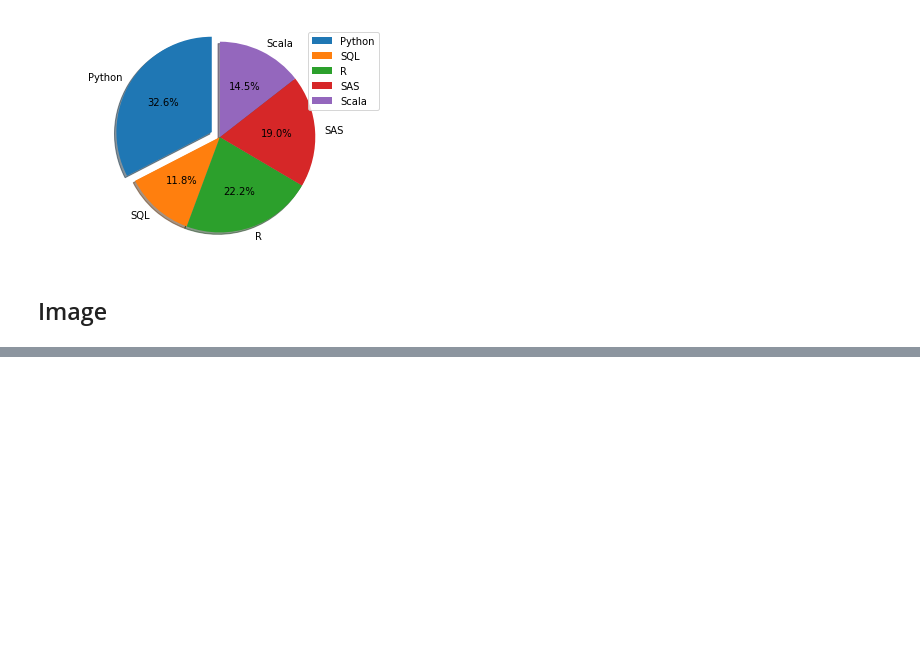
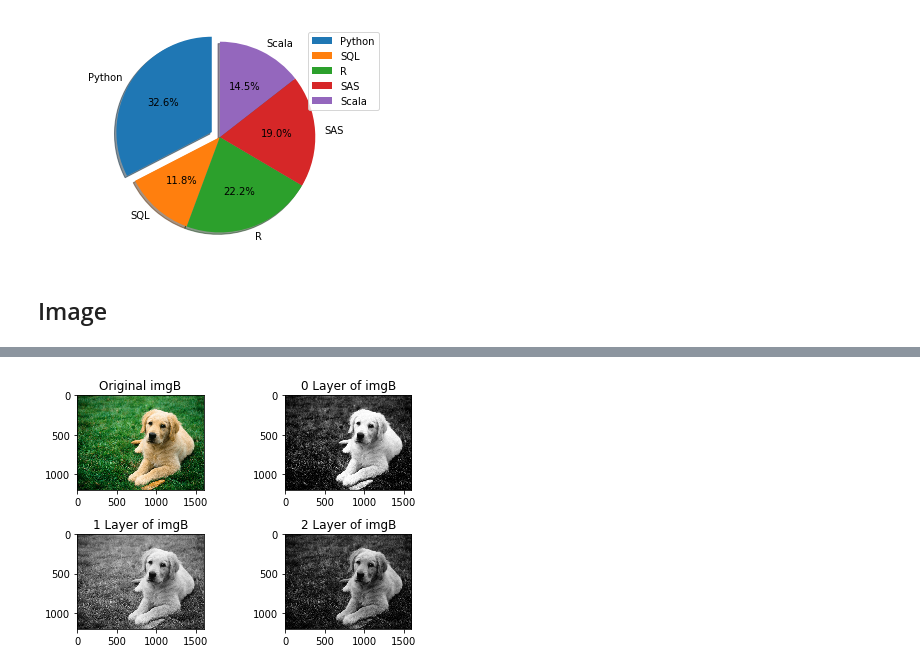
Before and after one commit to iamshihshan/PyOllyTutorial, a Jupyter notebook: 04_MatlibPlot.ipynb, the cells around one changed output, grey strips where cells are left out. Drawn from its saved outputs; the diff is of its cells as text; code cells hidden in the pictures; blank space fills up the shorter version.

```diff
--- a/04_MatlibPlot.ipynb
+++ b/04_MatlibPlot.ipynb
@@ -264,0 +292,14 @@ plt.show()
+# %%
+plt.subplot(2,2,1)
+plt.imshow(imgB)
+plt.title('Original imgB')
+
+for i in range(3):
+    plt.subplot(2, 2, 2+i)
+    title = str(i) + ' Layer of imgB'
+    plt.title(title)
+    plt.imshow(imgB[:,:, i], cmap='gray')
+
+plt.tight_layout()
+# %% [output]
+[figure, added]
```
Also changed, not shown: parts of 13 cells of this notebook.
